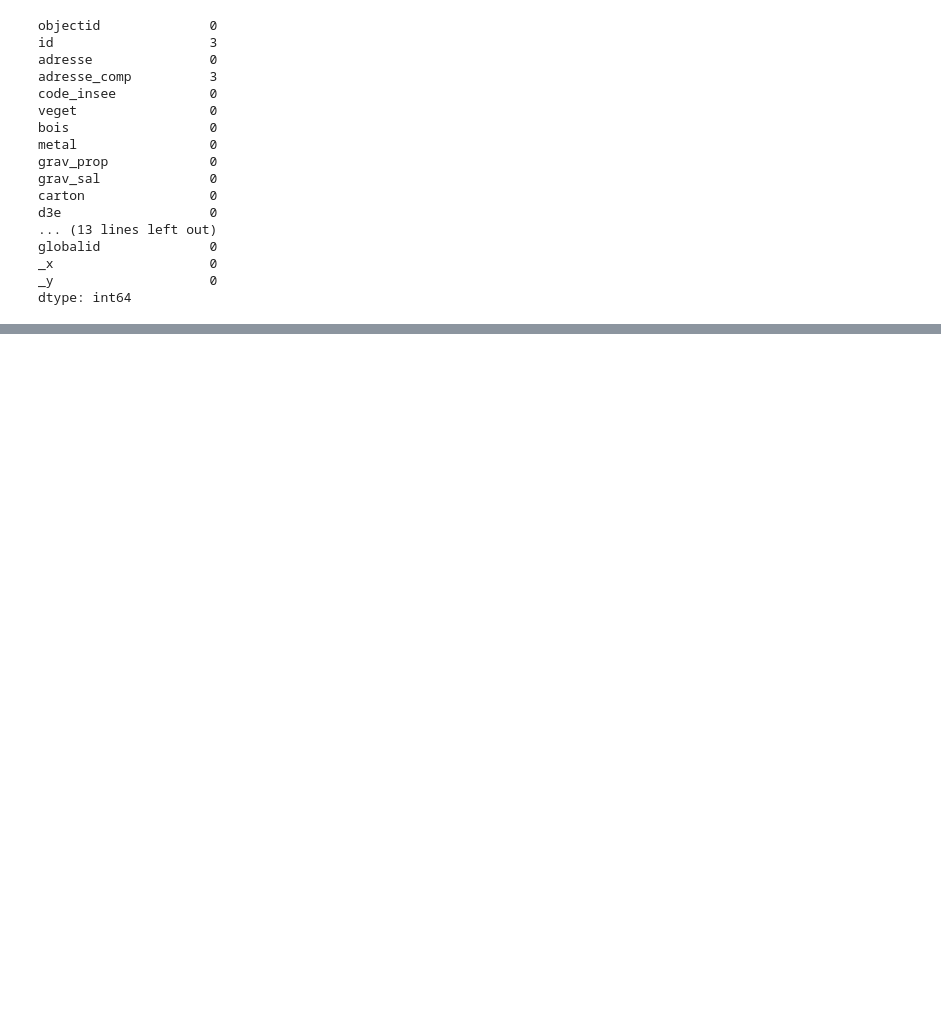
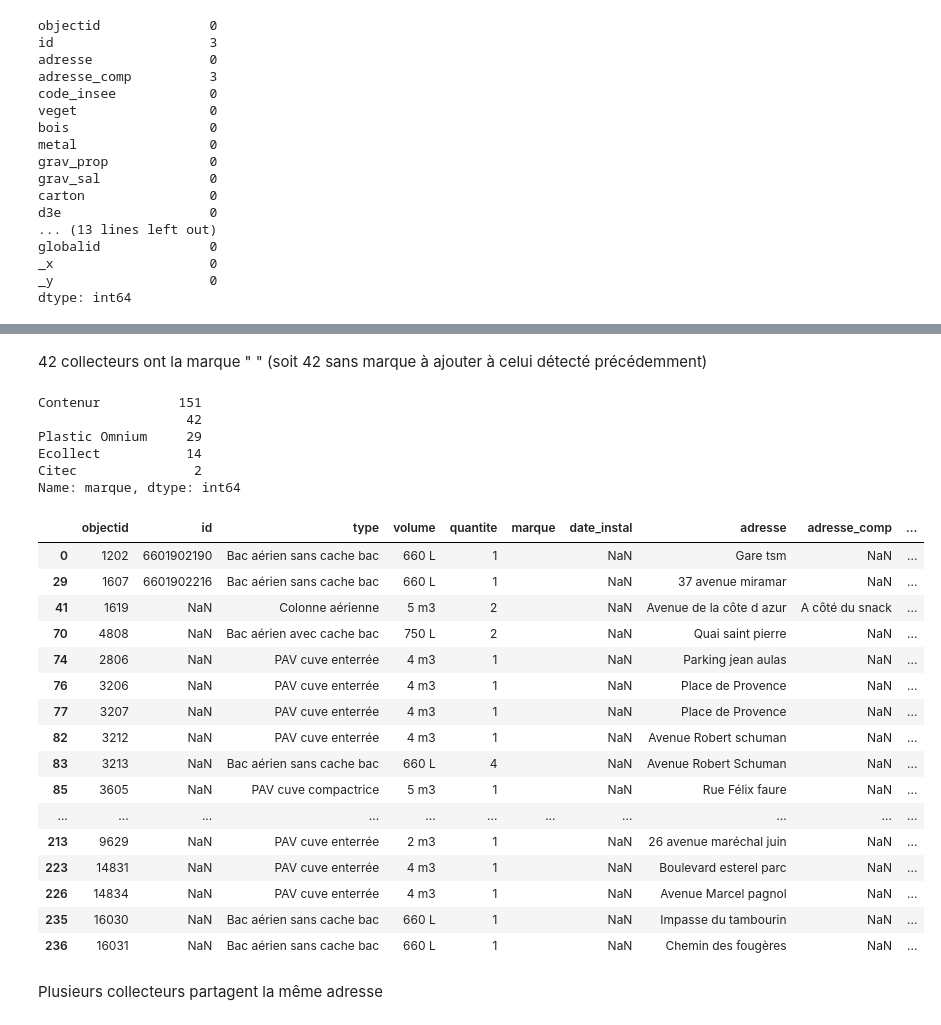
Before and after one commit to antjacquemin/cliiinkv0, a Jupyter notebook: src/DataViz.ipynb, the cells around one changed output, grey strips where cells are left out. Saved outputs shown, nothing was run; the diff lists cells and outputs as text; code cells hidden in the pictures; blank space fills up the shorter version.

```diff
--- a/src/DataViz.ipynb
+++ b/src/DataViz.ipynb
@@ -75,0 +656,33 @@ Les autres colonnes sont toutes complètes
+# %% [markdown]
+42 collecteurs ont la marque " " (soit 42 sans marque à ajouter à celui détecté précédemment)
+# %%
+dataTri.marque.value_counts()
+# %% [output]
+Contenur          151
+                   42
+Plastic Omnium     29
+Ecollect           14
+Citec               2
+Name: marque, dtype: int64
+# %%
+dataTri[dataTri.marque == " "]
+# %% [output]
+|  | objectid | id | type | volume | quantite | marque | date_instal | adresse | adresse_comp | ... |
+| 0 | 1202 | 6601902190 | Bac aérien sans cache bac | 660 L | 1 |  | NaN | Gare tsm | NaN | ... |
+| 29 | 1607 | 6601902216 | Bac aérien sans cache bac | 660 L | 1 |  | NaN | 37 avenue miramar | NaN | ... |
+| 41 | 1619 | NaN | Colonne aérienne | 5 m3 | 2 |  | NaN | Avenue de la côte d azur | A côté du snack | ... |
+| 70 | 4808 | NaN | Bac aérien avec cache bac | 750 L | 2 |  | NaN | Quai saint pierre | NaN | ... |
+| 74 | 2806 | NaN | PAV cuve enterrée | 4 m3 | 1 |  | NaN | Parking jean aulas | NaN | ... |
+| 76 | 3206 | NaN | PAV cuve enterrée | 4 m3 | 1 |  | NaN | Place de Provence | NaN | ... |
+| 77 | 3207 | NaN | PAV cuve enterrée | 4 m3 | 1 |  | NaN | Place de Provence | NaN | ... |
+| 82 | 3212 | NaN | PAV cuve enterrée | 4 m3 | 1 |  | NaN | Avenue Robert schuman | NaN | ... |
+| 83 | 3213 | NaN | Bac aérien sans cache bac | 660 L | 4 |  | NaN | Avenue Robert Schuman | NaN | ... |
+| 85 | 3605 | NaN | PAV cuve compactrice | 5 m3 | 1 |  | NaN | Rue Félix faure | NaN | ... |
+| ... | ... | ... | ... | ... | ... | ... | ... | ... | ... | ... |
+| 213 | 9629 | NaN | PAV cuve enterrée | 2 m3 | 1 |  | NaN | 26 avenue maréchal juin | NaN | ... |
+| 223 | 14831 | NaN | PAV cuve enterrée | 4 m3 | 1 |  | NaN | Boulevard esterel parc | NaN | ... |
+| 226 | 14834 | NaN | PAV cuve enterrée | 4 m3 | 1 |  | NaN | Avenue Marcel pagnol | NaN | ... |
+| 235 | 16030 | NaN | Bac aérien sans cache bac | 660 L | 1 |  | NaN | Impasse du tambourin | NaN | ... |
+| 236 | 16031 | NaN | Bac aérien sans cache bac | 660 L | 1 |  | NaN | Chemin des fougères | NaN | ... |
+# %% [markdown]
+Plusieurs collecteurs partagent la même adresse
```
Also changed, not shown: parts of 138 cells of this notebook.
